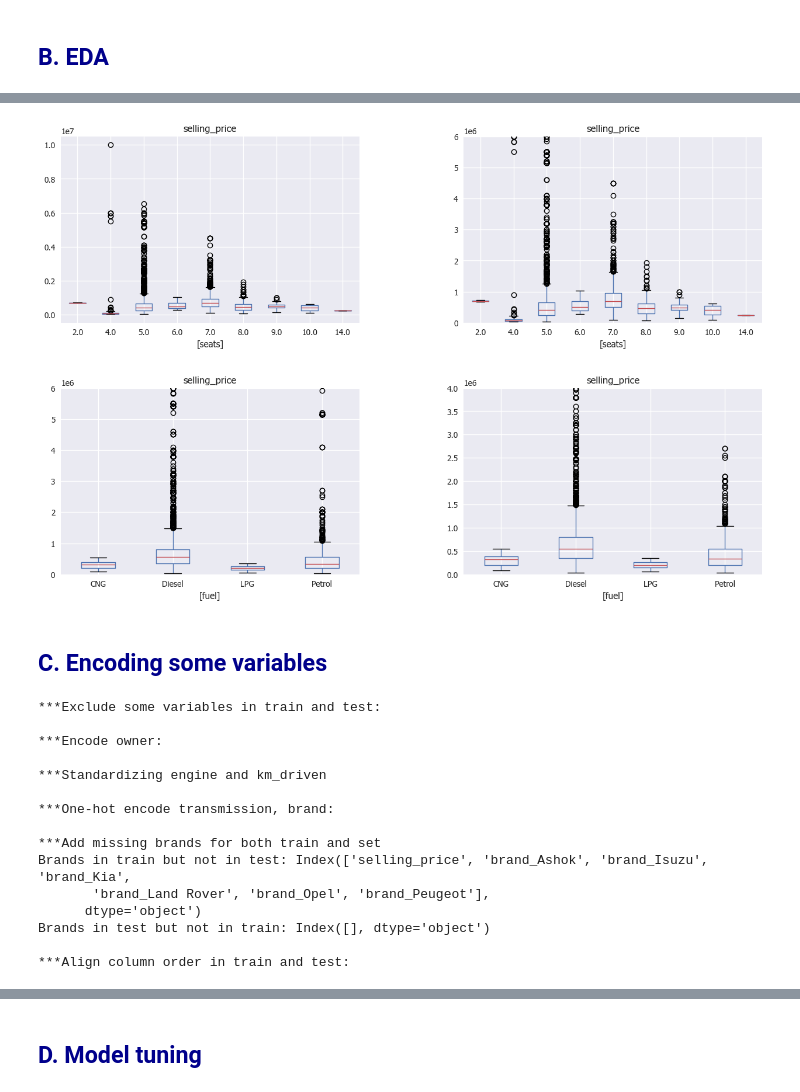
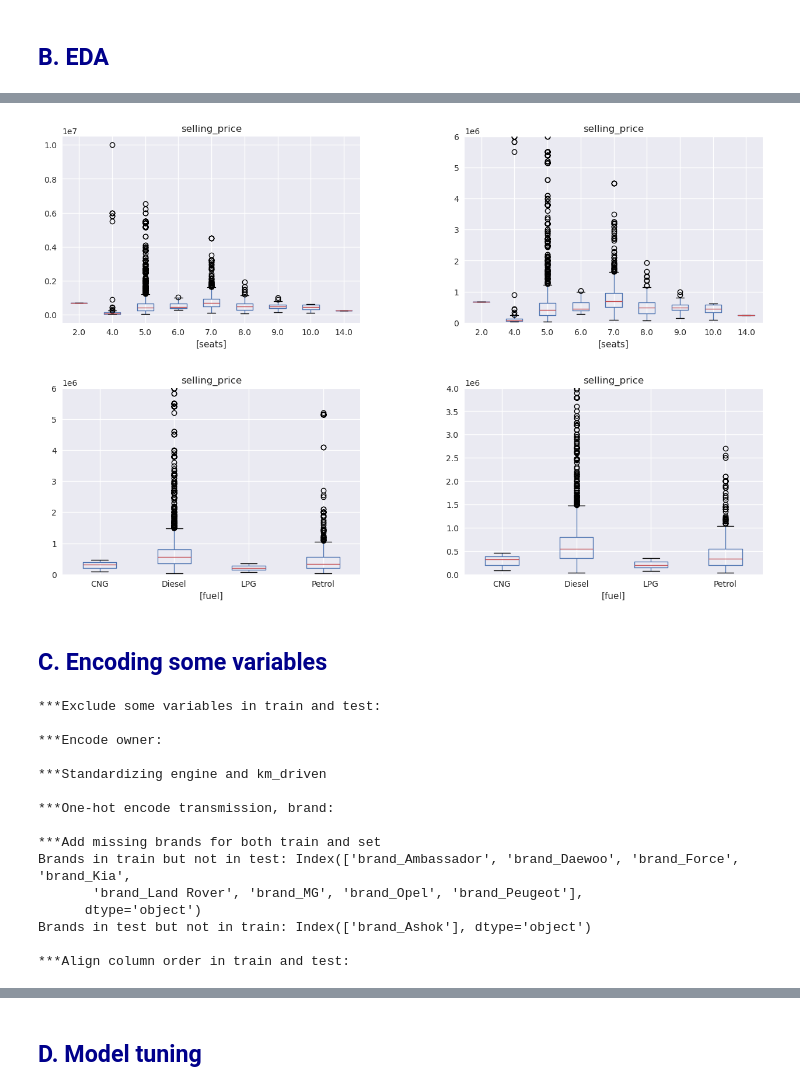
Before and after one commit to Polymeowial/car-price-prediction, a Jupyter notebook: Modeling.ipynb, the cells around one changed output, grey strips where cells are left out. Cells and saved outputs as stored; diff of their text form; code cells hidden in the pictures.

```diff
--- a/Modeling.ipynb
+++ b/Modeling.ipynb
@@ -39,16 +39,13 @@ from sklearn.feature_selection import SelectFromModel
 from skopt import BayesSearchCV
 # %%
 #Setup some visual properties=================================================================================================================
-plt.style.use('seaborn-v0_8') #All subsequent plots will have this style
-mpl.rcParams['font.family'] = "Tahoma" #All subsequent plots will have this font
+plt.style.use('seaborn-v0_8')
+mpl.rcParams['font.family'] = "sans-serif"
 %matplotlib inline
 # %%
 #Read files=====================================================================================================================
-train = pd.read_csv("cleaned_train.csv")
-print(train.info())
-
-test = pd.read_csv("cleaned_test.csv")
-print(test.info())
+data = pd.read_csv("Data/cleaned_data.csv")
+print(data.info())
 # %% [output]
 <class 'pandas.core.frame.DataFrame'>
 RangeIndex: 6000 entries, 0 to 5999
@@ -69,4 +66,7 @@ memory usage: 199.6+ KB
 None
+# %%
+X_train, X_test, y_train, y_test = train_test_split(data.drop(columns=['selling_price']), data.selling_price, test_size=0.2, random_state=222)
+X_train, X_test, y_train, y_test = X_train.reset_index(drop=True), X_test.reset_index(drop=True), y_train.reset_index(drop=True), y_test.reset_index(drop=True)
 # %%
 #Import helper functions=====================================================================================================================
 %run Helper_Functions.ipynb
@@ -144,38 +128,38 @@ plt.show(); plt.close()
 # %%
 fig = plt.figure(figsize=(15, 10))
 gs = mpl.gridspec.GridSpec(2, 2, wspace=0.35, hspace=0.35)
 
 ax = fig.add_subplot(gs[0, 0])
-df = pd.concat([train.selling_price, train.seats], axis=1)
+df = pd.concat([y_train, X_train.seats], axis=1)
 df.boxplot(by="seats", ax=ax)
 
 ax = fig.add_subplot(gs[0, 1])
-df = pd.concat([train.selling_price, train.seats], axis=1)
+df = pd.concat([y_train, X_train.seats], axis=1)
 df.boxplot(by="seats", ax=ax)
 ax.set_ylim(0, 0.6 * 10**7)
 
 ax = fig.add_subplot(gs[1, 0])
-df = pd.concat([train.selling_price, train.fuel], axis=1)
+df = pd.concat([y_train, X_train.fuel], axis=1)
 df.boxplot(by="fuel", ax=ax)
 ax.set_ylim(0, 0.6 * 10**7)
 
 ax = fig.add_subplot(gs[1, 1])
-df = pd.concat([train.selling_price, train.fuel], axis=1)
+df = pd.concat([y_train, X_train.fuel], axis=1)
 df.boxplot(by="fuel", ax=ax)
 ax.set_ylim(0, 0.4 * 10**7)
 
 
 fig.suptitle('')
 plt.show(); plt.close()
 # %% [output]
-[figure, old version]
+[figure, new version]
 # %% [markdown]
 ## <span style="color:darkblue; font-weight:bold"> C. Encoding some variables </span>
 # %%
 print("***Exclude some variables in train and test:")
 Col_list_to_drop = ["fuel", "seller_type", "seats"]
-train = train.drop(Col_list_to_drop, axis=1)
-test = test.drop(Col_list_to_drop, axis=1)
+X_train = X_train.drop(Col_list_to_drop, axis=1)
+X_test = X_test.drop(Col_list_to_drop, axis=1)
 
 
 print("\n***Encode owner:")
@@ -189,49 +173,51 @@ def Encode_owner(x):
     if x == "Fourth & Above Owner": return 4
     if x == "Test Drive Car": return 5
 
-train["owner"] = [Encode_owner(val) for val in train.owner]
-test["owner"] = [Encode_owner(val) for val in test.owner]
+X_train["owner"] = [Encode_owner(val) for val in X_train.owner]
+X_test["owner"] = [Encode_owner(val) for val in X_test.owner]
 
 
 print("\n***Standardizing engine and km_driven")
 def Scale(s):
     return (s - s.mean()) / s.std()
 
-train.engine = Scale(train.engine)
+X_train.engine = Scale(X_train.engine)
 #train.mileage = Scale(train.mileage)
 #train.max_power = Scale(train.max_power)
 #train.torque= Scale(train.torque)
-train.km_driven = Scale(train.km_driven)
+X_train.km_driven = Scale(X_train.km_driven)
 
-test.engine = Scale(test.engine)
+X_test.engine = Scale(X_test.engine)
 #test.mileage = Scale(test.mileage)
 #test.max_power = Scale(test.max_power)
 #test.torque= Scale(test.torque)
-test.km_driven = Scale(test.km_driven)
+X_test.km_driven = Scale(X_test.km_driven)
 
 
 print("\n***One-hot encode transmission, brand:")
-train = pd.get_dummies(train, columns=["transmission", "brand"])
-test = pd.get_dummies(test, columns=["transmission", "brand"])
+X_train = pd.get_dummies(X_train, columns=["transmission", "brand"])
+X_test = pd.get_dummies(X_test, columns=["transmission", "brand"])
 
 
 print("\n***Add missing brands for both train and set")
-Filter = [(x not in test.columns) for x in train.columns]
-Cols_to_add = train.columns[Filter]
+Filter = [(x not in X_test.columns) for x in X_train.columns]
+Cols_to_add = X_train.columns[Filter]
 print("Brands in train but not in test:", Cols_to_add)
 
 for i in Cols_to_add:
-    if i == "selling_price": pass
-    else: test[i] = [False] * len(test)
+    X_test[i] = [False] * len(X_test)
 
-Filter = [(x not in train.columns) for x in test.columns]
-Cols_to_add = test.columns[Filter]
+Filter = [(x not in X_train.columns) for x in X_test.columns]
+Cols_to_add = X_test.columns[Filter]
 print("Brands in test but not in train:", Cols_to_add)
+
+for i in Cols_to_add:
+    X_train[i] = [False] * len(X_train)
 
 
 print("\n***Align column order in train and test:")
-train = train[sorted(train.columns)]
-test = test[sorted(test.columns)]
+X_train = X_train[sorted(X_train.columns)]
+X_test = X_test[sorted(X_test.columns)]
 # %% [output]
 ***Exclude some variables in train and test:
 
@@ -242,10 +228,10 @@ test = test[sorted(test.columns)]
 ***One-hot encode transmission, brand:
 
 ***Add missing brands for both train and set
-Brands in train but not in test: Index(['selling_price', 'brand_Ashok', 'brand_Isuzu', 'brand_Kia',
-       'brand_Land Rover', 'brand_Opel', 'brand_Peugeot'],
+Brands in train but not in test: Index(['brand_Ambassador', 'brand_Daewoo', 'brand_Force', 'brand_Kia',
+       'brand_Land Rover', 'brand_MG', 'brand_Opel', 'brand_Peugeot'],
       dtype='object')
-Brands in test but not in train: Index([], dtype='object')
+Brands in test but not in train: Index(['brand_Ashok'], dtype='object')
 
 ***Align column order in train and test:
 # %%
```
Also changed, not shown: parts of 10 cells of this notebook, 5 other files.
